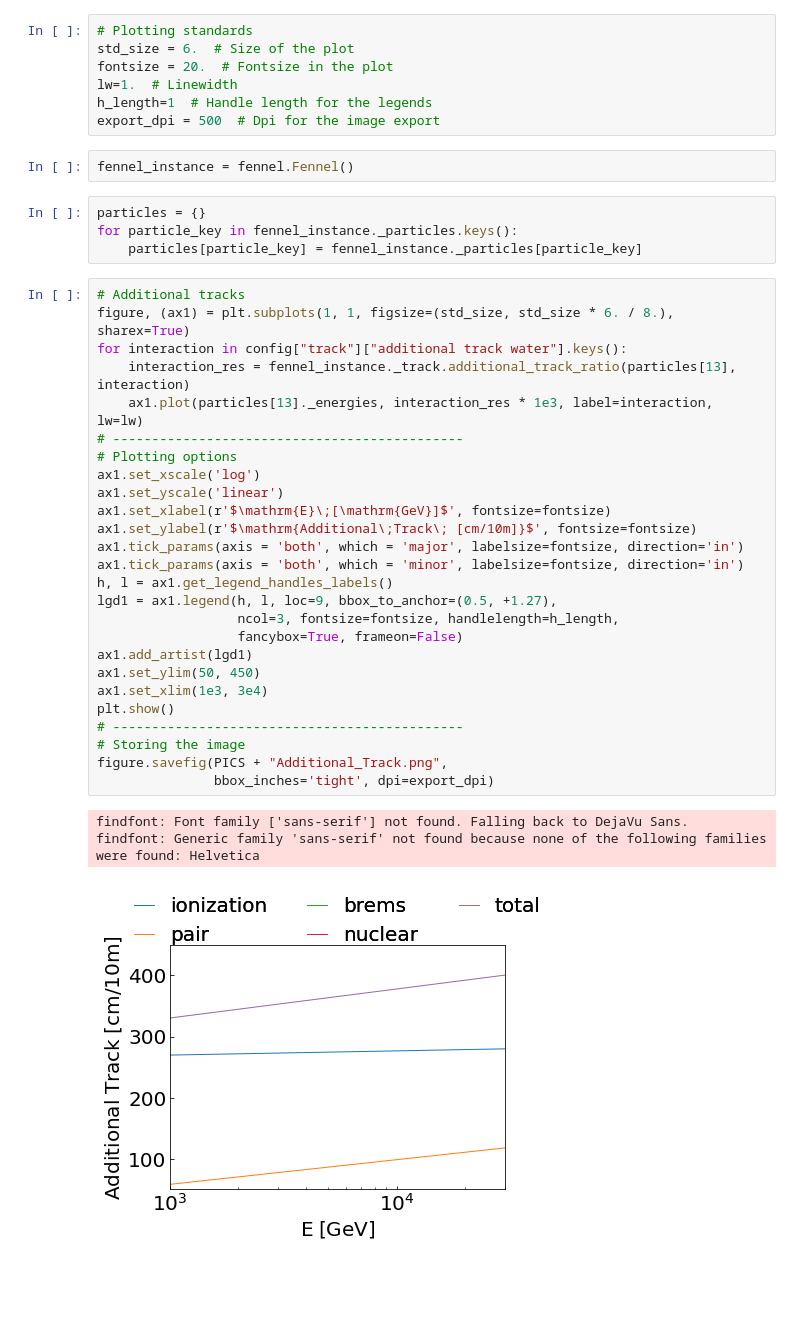
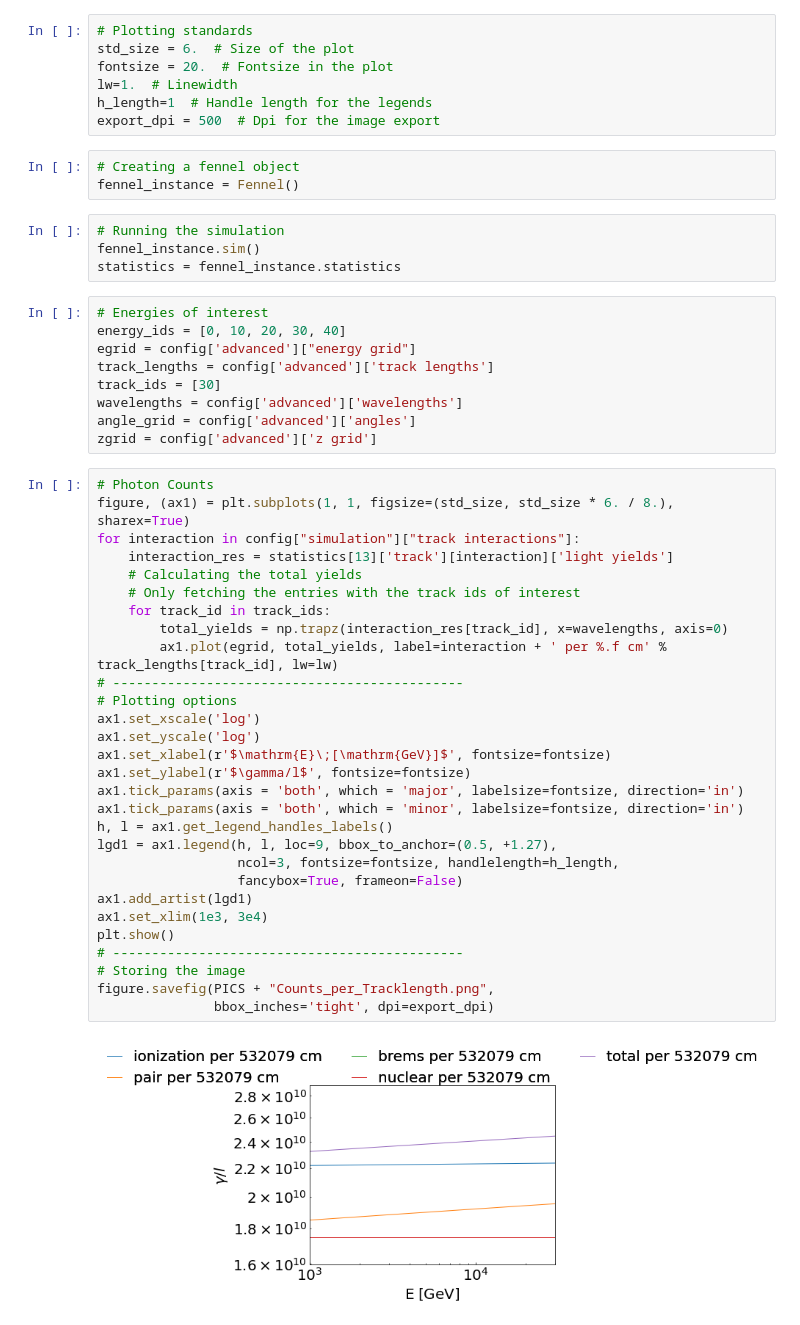
Before and after one commit to MeighenBergerS/fennel, a Jupyter notebook: notebooks/example.ipynb, the cells around one changed output. Cells and saved outputs as stored; diff of their text form; blank space fills up the shorter version.

```diff
--- a/notebooks/example.ipynb
+++ b/notebooks/example.ipynb
@@ -28,39 +30,50 @@ fontsize = 20.  # Fontsize in the plot
 lw=1.  # Linewidth
 h_length=1  # Handle length for the legends
 export_dpi = 500  # Dpi for the image export
-# %%
-fennel_instance = fennel.Fennel()
-# %%
-particles = {}
-for particle_key in fennel_instance._particles.keys():
-    particles[particle_key] = fennel_instance._particles[particle_key]
+# %%
+# Creating a fennel object
+fennel_instance = Fennel()
+# %%
+# Running the simulation
+fennel_instance.sim()
+statistics = fennel_instance.statistics
+# %%
+# Energies of interest
+energy_ids = [0, 10, 20, 30, 40]
+egrid = config['advanced']["energy grid"]
+track_lengths = config['advanced']['track lengths']
+track_ids = [30]
+wavelengths = config['advanced']['wavelengths']
+angle_grid = config['advanced']['angles']
+zgrid = config['advanced']['z grid']
 # %%
-# Additional tracks
+# Photon Counts
 figure, (ax1) = plt.subplots(1, 1, figsize=(std_size, std_size * 6. / 8.), sharex=True)
-for interaction in config["track"]["additional track water"].keys():
-    interaction_res = fennel_instance._track.additional_track_ratio(particles[13], interaction)
-    ax1.plot(particles[13]._energies, interaction_res * 1e3, label=interaction, lw=lw)
+for interaction in config["simulation"]["track interactions"]:
+    interaction_res = statistics[13]['track'][interaction]['light yields']
+    # Calculating the total yields
+    # Only fetching the entries with the track ids of interest
+    for track_id in track_ids:
+        total_yields = np.trapz(interaction_res[track_id], x=wavelengths, axis=0)
+        ax1.plot(egrid, total_yields, label=interaction + ' per %.f cm' % track_lengths[track_id], lw=lw)
 # ---------------------------------------------
 # Plotting options
 ax1.set_xscale('log')
-ax1.set_yscale('linear')
+ax1.set_yscale('log')
 ax1.set_xlabel(r'$\mathrm{E}\;[\mathrm{GeV}]$', fontsize=fontsize)
-ax1.set_ylabel(r'$\mathrm{Additional\;Track\; [cm/10m]}$', fontsize=fontsize)
+ax1.set_ylabel(r'$\gamma/l$', fontsize=fontsize)
 ax1.tick_params(axis = 'both', which = 'major', labelsize=fontsize, direction='in')
 ax1.tick_params(axis = 'both', which = 'minor', labelsize=fontsize, direction='in')
 h, l = ax1.get_legend_handles_labels()
 lgd1 = ax1.legend(h, l, loc=9, bbox_to_anchor=(0.5, +1.27),
                   ncol=3, fontsize=fontsize, handlelength=h_length,
                   fancybox=True, frameon=False)
 ax1.add_artist(lgd1)
-ax1.set_ylim(50, 450)
 ax1.set_xlim(1e3, 3e4)
 plt.show()
 # ---------------------------------------------
 # Storing the image
-figure.savefig(PICS + "Additional_Track.png",
+figure.savefig(PICS + "Counts_per_Tracklength.png",
                bbox_inches='tight', dpi=export_dpi)
 # %% [output]
-findfont: Font family ['sans-serif'] not found. Falling back to DejaVu Sans.
-findfont: Generic family 'sans-serif' not found because none of the following families were found: Helvetica
-[figure, old version]
+[figure, new version]
```
Also changed, not shown: parts of 10 cells of this notebook, 8 other files.
